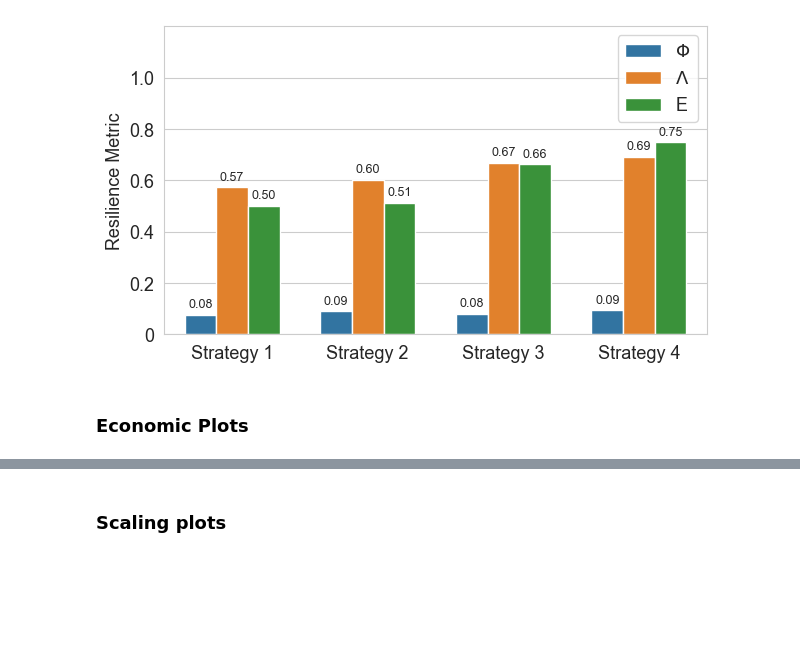
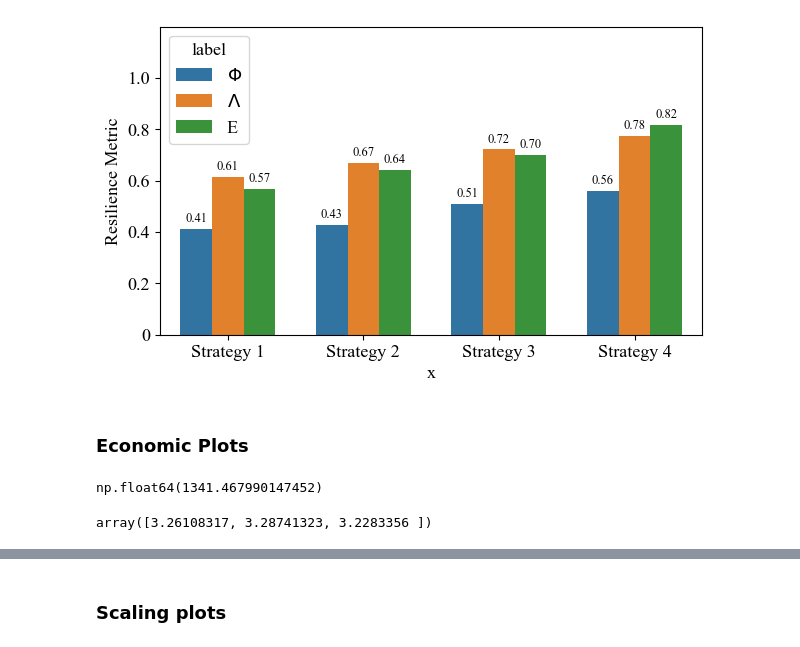
Before and after one commit to FarzaneEzzati/RCMG-PlanningOperation, a Jupyter notebook: Plots.ipynb, the cells around one changed output, grey strips where cells are left out. Saved outputs shown, nothing was run; the diff lists cells and outputs as text; code cells hidden in the pictures; blank space fills up the shorter version.

```diff
--- a/Plots.ipynb
+++ b/Plots.ipynb
@@ -4,3 +4,19 @@ import pandas as pd
 import seaborn as sns
 import numpy as np
 import pickle
+import seaborn as ss
+plt.rcParams['font.family'] = 'serif'
+plt.rcParams['font.serif'] = ['Arial', 'DejaVu Serif', 'Computer Modern Roman']
+# %%
+D = [pd.read_csv(f'Scenarios/Load Demand/{m}/LoadScenarios-JulAug-w.csv') for m in range(3)]
+D = [np.array(d[d.columns[1:97]]).reshape(3, 24, 4).sum(axis=2) for d in D]
+
+fig, axs = plt.subplots(1, 3, figsize=(14.5,3))
+for i, d in enumerate(D):
+    axs[i].boxplot(d, patch_artist=True, boxprops=dict(facecolor='blue'))
+    axs[i].set_ylabel('kW/h')
+    axs[i].set_xlabel('hour')
+    axs[i].set_xticklabels(axs[i].get_xticks(), rotation=90)
+    axs[i].set_xticks(range(2, 25, 2))
+    axs[i].grid(alpha=0.2)
+plt.savefig('IMG/Loadscenarios.jpg', dpi=300, bbox_inches='tight')
@@ -7,30 +47,30 @@ import pickle
 # %%
-mg_id = 2
+mg_id = 0
 get_s = lambda i: pd.read_csv(f'Results/(MG{mg_id})optimal(sc{i}).csv')
 s1, s2, s3, s4 = [get_s(i) for i in range(1, 5)]
 cols = ['Phi', 'Lambda', 'E']
 get_r = lambda df: df[cols].values[0,:]
 r1, r2, r3, r4 = [get_r(s) for s in [s1, s2, s3, s4]]
 plt.rcParams.update({'font.size': 13})  # or any size you want
 
 df = {
     'x': np.array([[f'Strategy {i+1}']*3 for i in range(4)]).flatten(),
     'y': np.concatenate([r1, r2, r3, r4]),
     'label': np.stack([r'$\Phi$', r'$\Lambda$', 'E']*4),
     'color': np.stack(['#ed8e3b', '#3a4191', '#329453']*4)}
 fig = plt.figure(figsize=(7, 4))
 ax = sns.barplot(data=df, x='x', y='y', hue='label', width=0.7)
 # Add text labels on top of bars
 for container in ax.containers:
     ax.bar_label(container, fmt='%.2f', label_type='edge', padding=3, fontsize=9)
 
 plt.ylim([0, 1.2])
 plt.yticks([0, 0.2, 0.4, 0.6, 0.8, 1.0], [0, 0.2, 0.4, 0.6, 0.8, 1.0])
 plt.ylabel('Resilience Metric')
 
 plt.savefig(f'IMG/(MG{mg_id})resilience.jpg', dpi=600, bbox_inches='tight')
 # %% [output]
-[figure, old version]
+[figure, new version]
 # %% [markdown]
 ### Economic Plots
 # %%
@@ -52 +93,18 @@ sale = np.array([np.average([vars[i][s]['y_esl'].sum() + vars[i][s]['y_pvl'].sum
 revenue = sale * e_load * (data[0].to_year/2)
+# %%
+np.mean(costs[i][s]['c_in'])
+# %% [output]
+np.float64(1341.467990147452)
+# %%
+LT = np.array([np.average([vars[i][s]['y_lt'][:,2,:].sum() for s in s_range], weights=Pr) for i in i_range])/2
+IN = np.array([np.average([np.mean(costs[i][s]['c_in']) for s in s_range], weights=Pr) for i in i_range])/2
+CDRP = 200 * LT + IN
+PV_required = LT / (4.5*0.6)
+land_price = np.array([58000, 60000, 68000])
+AP_factor = (0.1 * 1.1**20) / (1.1**20-1)
+PV_annual = np.array(3 * [1200 * 1.05]) * AP_factor
+CPV = PV_annual * PV_required + land_price * AP_factor
+proxy = CDRP/CPV
+proxy
+# %% [output]
+array([3.26108317, 3.28741323, 3.2283356 ])
```
Also changed, not shown: parts of 8 cells of this notebook, 12 other files.
